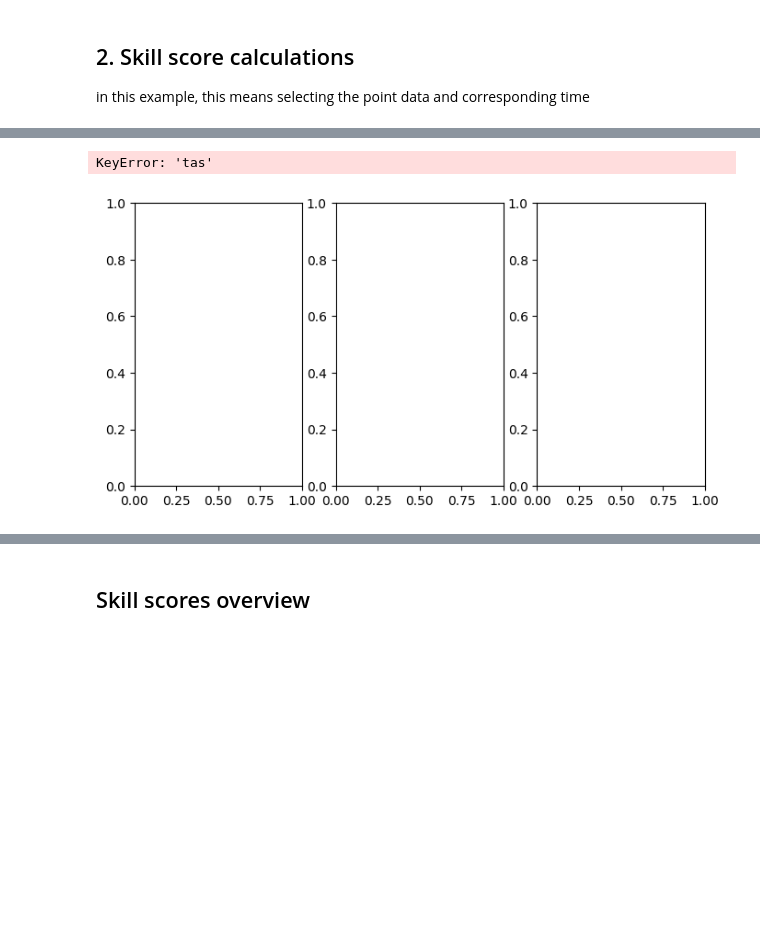
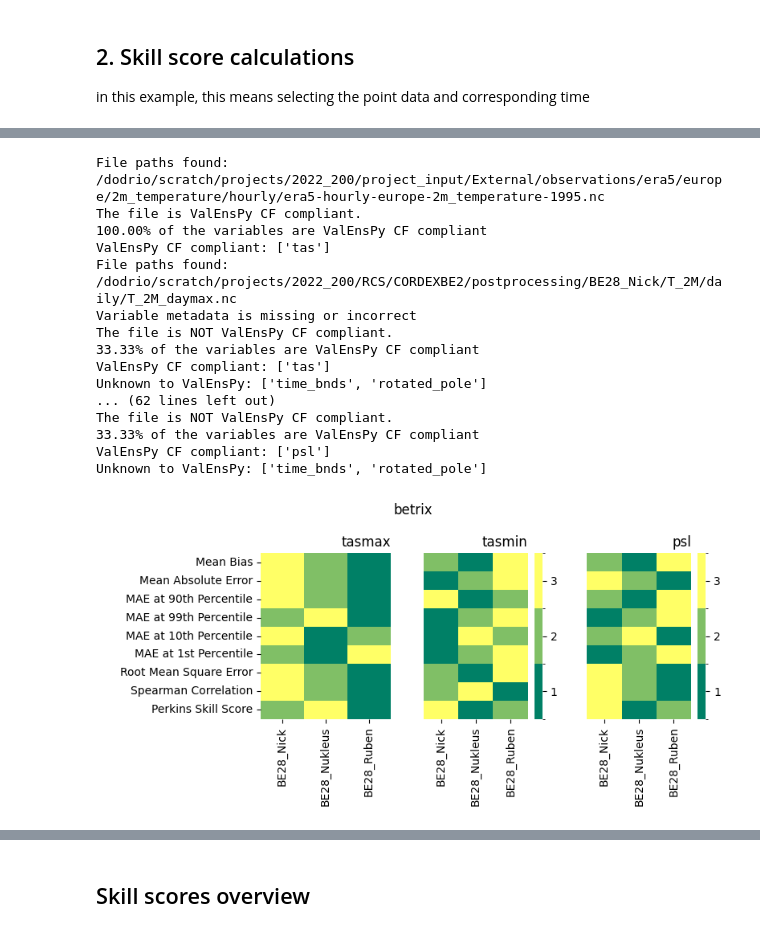
Before and after one commit to CORDEX-be2/ValEnsPy, a Jupyter notebook: evaluation_cclm/cclm_skill_scores_CPM.ipynb, the cells around one changed output, grey strips where cells are left out. Cells and saved outputs as stored; diff of their text form; code cells hidden in the pictures; blank space fills up the shorter version.

Commit message:
renew plots

```diff
--- a/evaluation_cclm/cclm_skill_scores_CPM.ipynb
+++ b/evaluation_cclm/cclm_skill_scores_CPM.ipynb
@@ -33,11 +33,24 @@ point_coord = d_point_coords[point_id]
 # %%
 def load_point_exp_ref(variable, model, ref_dataset, experiments, point_coord):
 
-    if variable == 'tasmin' or variable == 'tasmax':
-        variable_to_load = 'tas'
-    else:
+
+    if  ref_dataset == "CLIMATE_GRID":
+        freq = "daily"
         variable_to_load = variable
-    ds_obs = manager.load_data(ref_dataset, variable_to_load, period=[1995,1995], freq="hourly", region="europe")
+        region = "belgium"
+        path_identifiers = ['latlon_5km']
+        ds_obs = manager.load_data(ref_dataset, variable_to_load, path_identifiers=path_identifiers)
+        ds_obs = ds_obs.sel(time = ds_obs.time.dt.year.isin([1995]))
+    elif ref_dataset == "ERA5":
+        freq = "hourly"
+        if variable == 'tasmin' or variable == 'tasmax':
+            variable_to_load = 'tas'
+        else:
+            variable_to_load = variable
+        region = "europe"
+        path_identifiers = []
+
+        ds_obs = manager.load_data(ref_dataset, variable_to_load, period=[1995,1995], freq=freq, region=region)
 
     if variable in ['tas','clt', 'clh', 'clm', 'cll', 'psl']:
         daily_statistic = "mean"
@@ -279,4 +408,22 @@ KeyboardInterrupt:
 # %%
+ref_dataset = 'ERA5'
+variables = ['tasmax', 'tasmin', 'psl' ]
+model = 'CCLM'
+# "EUR11_NU_TT_EC_TSO",
+experiments = [ "BE28_Nick", "BE28_Nukleus", "BE28_Ruben"]
+
+d_df_metric_rank = {}
+d_df_metric = {}
+for variable in variables:
+    da_obs, d_da_mod =  load_point_exp_ref(variable, model, ref_dataset, experiments, point_coord)
+
+    df_metric = calc_metrics(experiments, d_da_mod, da_obs)
+    df_metric_rank = get_ranks_metrics(df_metric)
+
+    d_df_metric_rank[variable] =  df_metric_rank
+    d_df_metric[variable] =  df_metric
+
+
 import seaborn as sns
 import matplotlib.pyplot as plt
 import matplotlib.colors as mcolors
@@ -292,33 +439,49 @@ num_levels = len(experiments)
 
 # Get the 'summer' colormap with the required number of discrete levels
 cmap = cm.get_cmap('summer', num_levels)
 
 # Define boundaries and normalization for the number of levels
 boundaries = np.arange(1, num_levels + 2, 1)  # Create boundaries based on the number of levels
 norm = mcolors.BoundaryNorm(boundaries, cmap.N, clip=True)
 
 fig, axes = plt.subplots(1,len(variables), figsize=(8,4))
 axes = axes.flatten()
 
 for i,variable in enumerate(variables):
     ax = axes[i]
 
     if i == 0:
         sns.heatmap(d_df_metric_rank[variable], ax=ax,cbar=False,  cmap=cmap, norm=norm)
         ax.set_ylabel(' ')
 
     else:
         heatmap = sns.heatmap(d_df_metric_rank[variable], ax=ax,  cbar=True,  cmap=cmap, norm=norm)
         colorbar = heatmap.collections[0].colorbar
         colorbar.set_ticks(np.arange(1,len(experiments)+1)+.5)  # Set the ticks you want
         colorbar.set_ticklabels(range(1,len(experiments)+1))  # Set the custom labels for the ticks
 
         ax.set_yticks([])
         ax.set_ylabel(' ')
 
     ax.set_title(variable, loc='right')
-
+fig.suptitle(point_id)
 fig.tight_layout()
 # %% [output]
-KeyError: 'tas'
+File paths found:
+/dodrio/scratch/projects/2022_200/project_input/External/observations/era5/europe/2m_temperature/hourly/era5-hourly-europe-2m_temperature-1995.nc
+The file is ValEnsPy CF compliant.
+100.00% of the variables are ValEnsPy CF compliant
+ValEnsPy CF compliant: ['tas']
+File paths found:
+/dodrio/scratch/projects/2022_200/RCS/CORDEXBE2/postprocessing/BE28_Nick/T_2M/daily/T_2M_daymax.nc
+Variable metadata is missing or incorrect
+The file is NOT ValEnsPy CF compliant.
+33.33% of the variables are ValEnsPy CF compliant
+ValEnsPy CF compliant: ['tas']
+Unknown to ValEnsPy: ['time_bnds', 'rotated_pole']
+... (62 lines left out)
+The file is NOT ValEnsPy CF compliant.
+33.33% of the variables are ValEnsPy CF compliant
+ValEnsPy CF compliant: ['psl']
+Unknown to ValEnsPy: ['time_bnds', 'rotated_pole']
-[figure, old version]
+[figure, new version]
```
Also changed, not shown: parts of 12 cells of this notebook, 3 other files.
